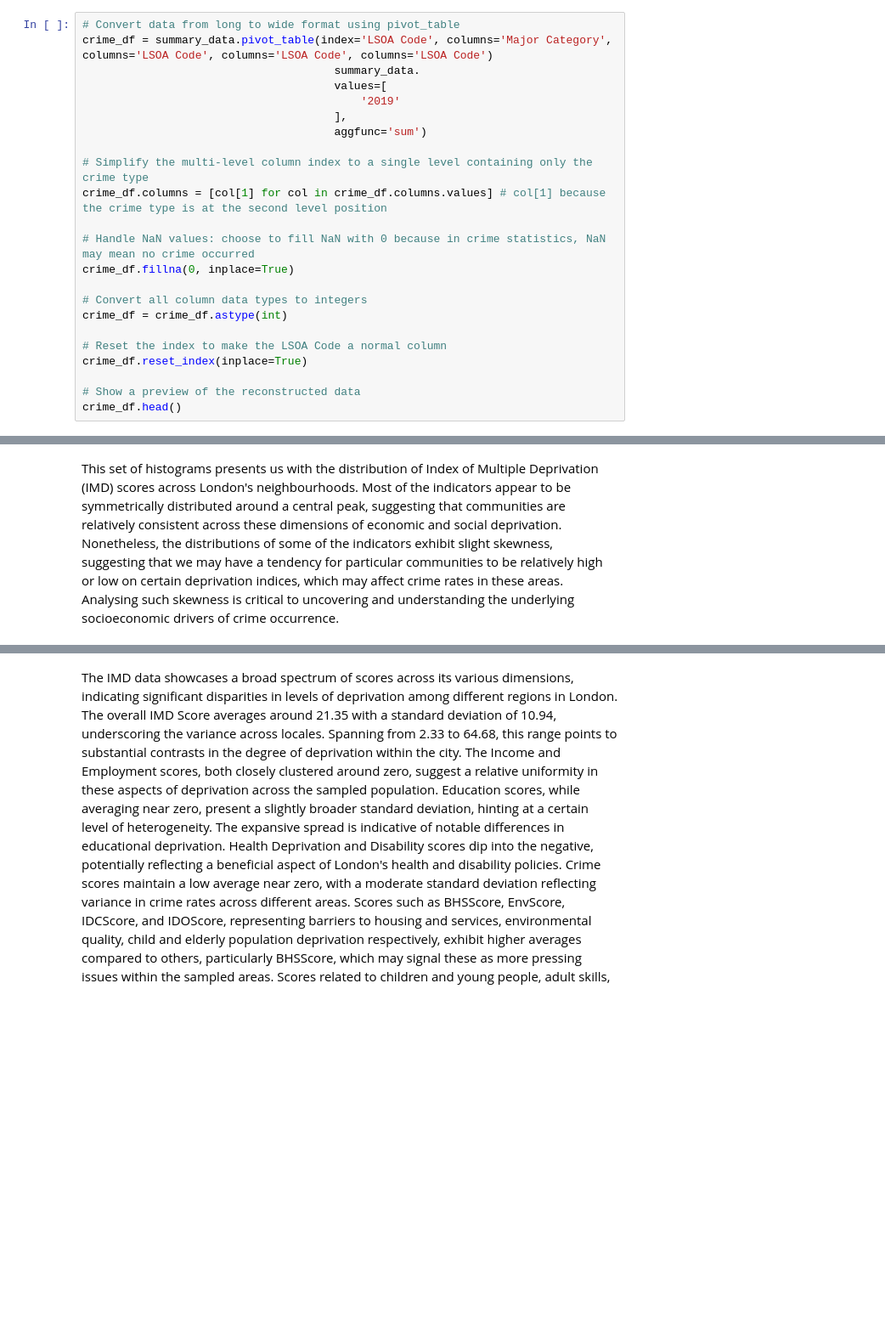
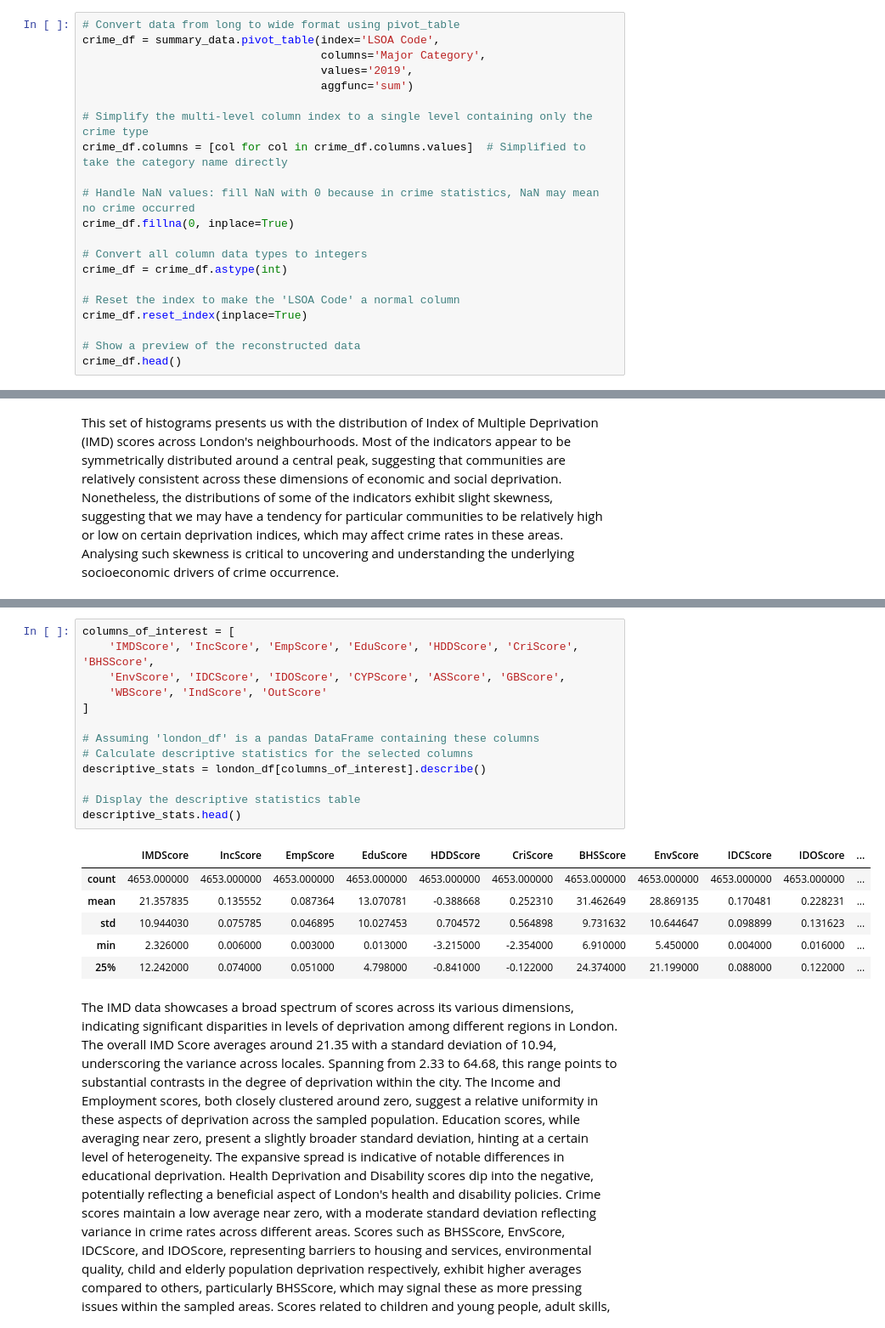
Before and after one commit to lynneliu127/CASA0006-Data-science, a Jupyter notebook: crime.ipynb, the cells around one changed output, grey strips where cells are left out. Shown at 85% size. Saved outputs shown, nothing was run; the diff lists cells and outputs as text; blank space fills up the shorter version.

```diff
--- a/crime.ipynb
+++ b/crime.ipynb
@@ -357,23 +357,21 @@ summary_data.head()
 The pivot_table() function was used to convert the data from a long format to a wide format, making each offence category a separate column and presenting the offence data for each geographic unit in a single row.
 # %%
 # Convert data from long to wide format using pivot_table
-crime_df = summary_data.pivot_table(index='LSOA Code', columns='Major Category', columns='LSOA Code', columns='LSOA Code', columns='LSOA Code')
-                                      summary_data.
-                                      values=[
-                                          '2019'
-                                      ],
-                                      aggfunc='sum')
+crime_df = summary_data.pivot_table(index='LSOA Code',
+                                    columns='Major Category',
+                                    values='2019',
+                                    aggfunc='sum')
 
 # Simplify the multi-level column index to a single level containing only the crime type
-crime_df.columns = [col[1] for col in crime_df.columns.values] # col[1] because the crime type is at the second level position
+crime_df.columns = [col for col in crime_df.columns.values]  # Simplified to take the category name directly
 
-# Handle NaN values: choose to fill NaN with 0 because in crime statistics, NaN may mean no crime occurred
+# Handle NaN values: fill NaN with 0 because in crime statistics, NaN may mean no crime occurred
 crime_df.fillna(0, inplace=True)
 
 # Convert all column data types to integers
 crime_df = crime_df.astype(int)
 
-# Reset the index to make the LSOA Code a normal column
+# Reset the index to make the 'LSOA Code' a normal column
 crime_df.reset_index(inplace=True)
 
 # Show a preview of the reconstructed data
@@ -492 +444,21 @@ OutScore  4653.0   1.151947   0.573622 -0.868   0.725   1.140   1.574   3.310
+# %%
+columns_of_interest = [
+    'IMDScore', 'IncScore', 'EmpScore', 'EduScore', 'HDDScore', 'CriScore', 'BHSScore',
+    'EnvScore', 'IDCScore', 'IDOScore', 'CYPScore', 'ASScore', 'GBScore',
+    'WBScore', 'IndScore', 'OutScore'
+]
+
+# Assuming 'london_df' is a pandas DataFrame containing these columns
+# Calculate descriptive statistics for the selected columns
+descriptive_stats = london_df[columns_of_interest].describe()
+
+# Display the descriptive statistics table
+descriptive_stats.head()
+# %% [output]
+|  | IMDScore | IncScore | EmpScore | EduScore | HDDScore | CriScore | BHSScore | EnvScore | IDCScore | IDOScore | ... |
+| count | 4653.000000 | 4653.000000 | 4653.000000 | 4653.000000 | 4653.000000 | 4653.000000 | 4653.000000 | 4653.000000 | 4653.000000 | 4653.000000 | ... |
+| mean | 21.357835 | 0.135552 | 0.087364 | 13.070781 | -0.388668 | 0.252310 | 31.462649 | 28.869135 | 0.170481 | 0.228231 | ... |
+| std | 10.944030 | 0.075785 | 0.046895 | 10.027453 | 0.704572 | 0.564898 | 9.731632 | 10.644647 | 0.098899 | 0.131623 | ... |
+| min | 2.326000 | 0.006000 | 0.003000 | 0.013000 | -3.215000 | -2.354000 | 6.910000 | 5.450000 | 0.004000 | 0.016000 | ... |
+| 25% | 12.242000 | 0.074000 | 0.051000 | 4.798000 | -0.841000 | -0.122000 | 24.374000 | 21.199000 | 0.088000 | 0.122000 | ... |
 # %% [markdown]
```
Also changed, not shown: parts of 10 cells of this notebook.
